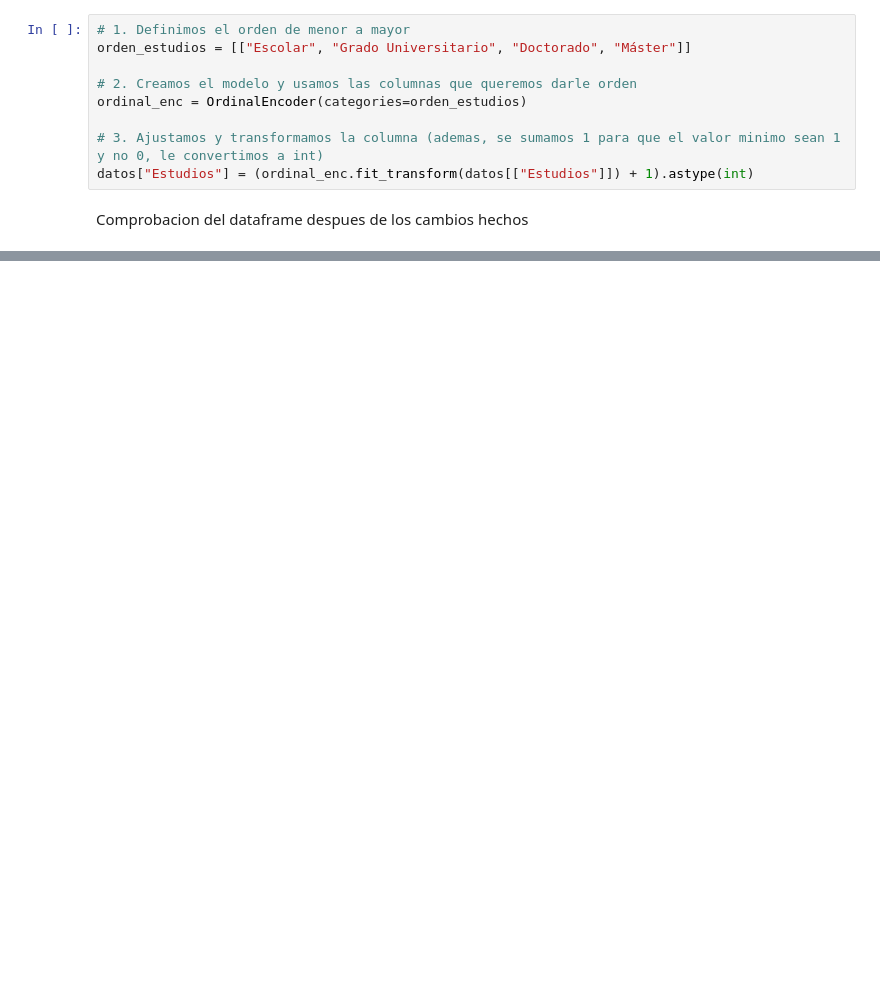
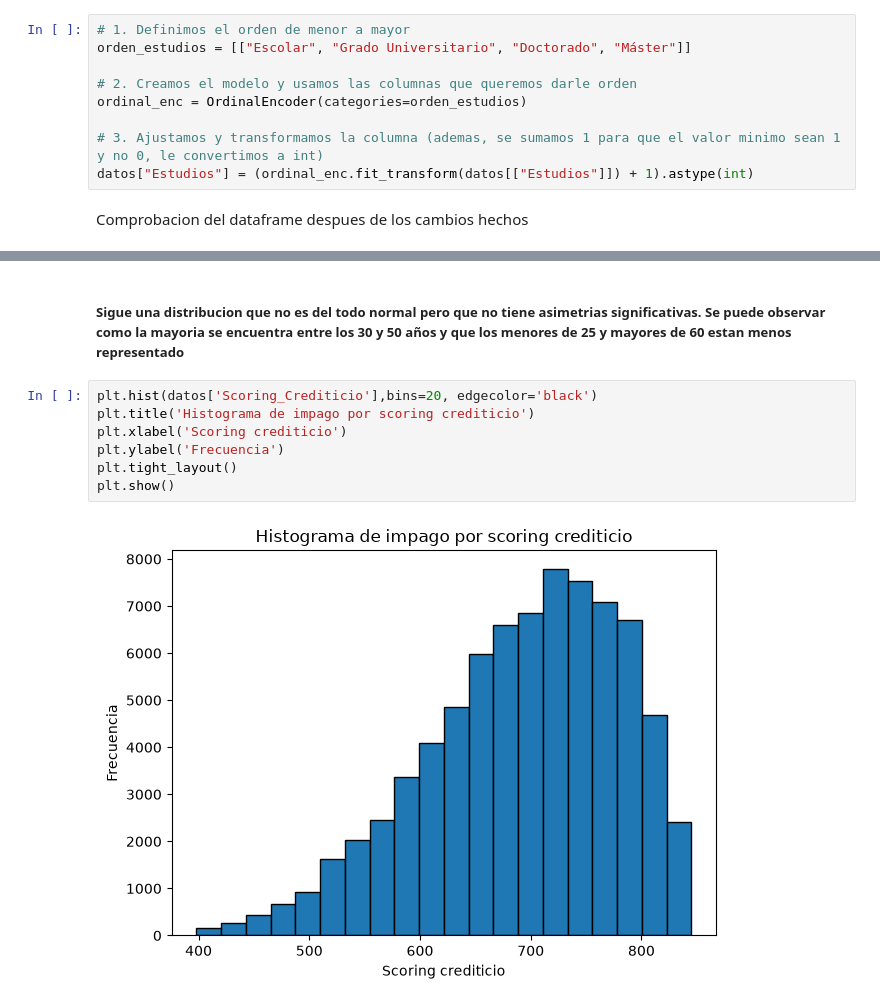
Before and after one commit to nereaaloria-ctrl/RETO-5-Verde-Claro, a Jupyter notebook: tratamiento de datos.ipynb, the cells around one changed output, grey strips where cells are left out. Saved outputs shown, nothing was run; the diff lists cells and outputs as text; blank space fills up the shorter version.

```diff
--- a/tratamiento de datos.ipynb
+++ b/tratamiento de datos.ipynb
@@ -99,0 +286,11 @@ datos.info()
+# %% [markdown]
+##### Sigue una distribucion que no es del todo normal pero que no tiene asimetrias significativas. Se puede observar como la mayoria se encuentra entre los 30 y 50 años y que los menores de 25 y mayores de 60 estan menos representado
+# %%
+plt.hist(datos['Scoring_Crediticio'],bins=20, edgecolor='black')
+plt.title('Histograma de impago por scoring crediticio')
+plt.xlabel('Scoring crediticio')
+plt.ylabel('Frecuencia')
+plt.tight_layout()
+plt.show()
+# %% [output]
+[figure, added]
```
Also changed, not shown: parts of 30 cells of this notebook.
